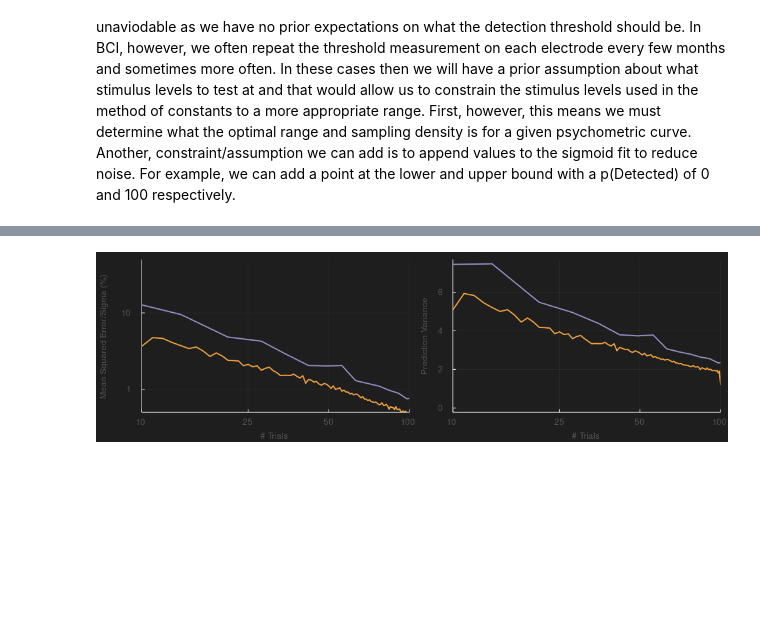
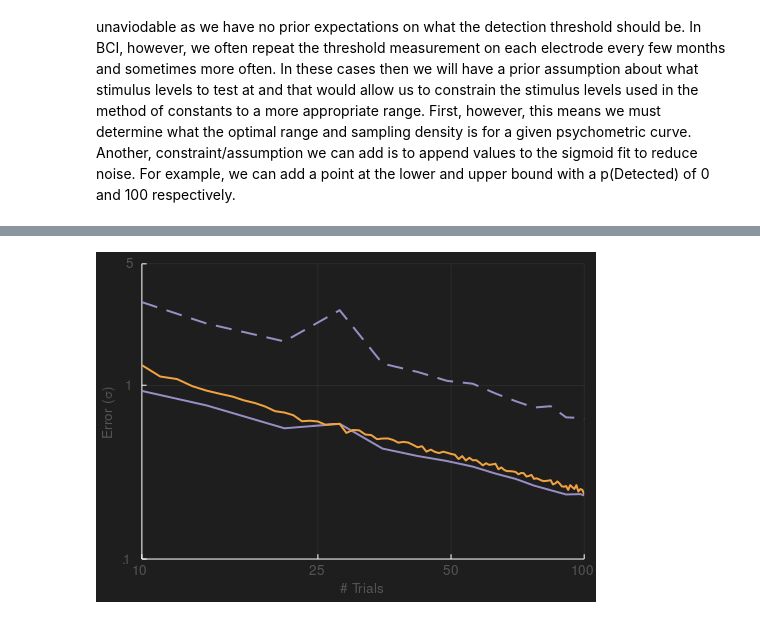
Before and after one commit to CMGreenspon/BCIDetectionThresholdSimulations, a Jupyter notebook: DetectionThresholdNotebook.ipynb, the cells around one changed output, grey strips where cells are left out. Drawn from its saved outputs; the diff is of its cells as text; code cells hidden in the pictures; blank space fills up the shorter version.

```diff
--- a/DetectionThresholdNotebook.ipynb
+++ b/DetectionThresholdNotebook.ipynb
@@ -76,7 +76,7 @@ max_repeats_per_intensity = 100 # A beyond reasonable number of trials
 num_perms = 1000 # Increase this for smoother/cleaner results at the expense of time
 
 # Simulate the method of constants
-constant_num_trials_t_est = zeros(max_repeats_per_intensity, num_perms); fill!(constant_num_trials_t_est, NaN)
+constant_num_trials_t_est = fill(NaN, max_repeats_per_intensity, num_perms)
 Threads.@threads for MaxReps = 1:max_repeats_per_intensity
     constant_num_trials_t_est[MaxReps,:], _ = ConstantSimulation(test_stims, test_stims_pDetected,
     MaxReps, NumPerms = num_perms, NumAFC = 2, BoundSig=false)
@@ -84,7 +84,7 @@ end
 # Compute stats across permutations
 t_mean_uconsts = vec(nanmean(constant_num_trials_t_est, dims = 2))
 t_std_uconsts = vec(nanstd(constant_num_trials_t_est, dims = 2))
-t_error_uconsts = vec(nanmean((constant_num_trials_t_est .- detection_threshold).^2, dims = 2))
+t_error_uconsts = vec(nanmean(abs.(constant_num_trials_t_est .- detection_threshold), dims = 2))
 
 x = collect(1:max_repeats_per_intensity)
 ConstantsNumTrialsPlot = plot(xlabel = "# Trials/Stimulus", ylabel = "Predicted Threshold (μA)",
@@ -242,0 +233,15 @@ Now that we know to use 1 standard deviation of the range and 8-10 levels, we ca
+# %%
+num_perms = 1000 # Increase this for smoother/cleaner results at the expense of time
+# Define new values
+test_stims, test_stims_pDetected = GetConstantTargets(valid_stims, pDetected, Mode = "Constrained", PsychRange = [0.175, 0.825])
+# Repeat the analysis
+# Simulate the method of constants
+constant_num_trials_t_est_optim = fill(NaN, max_repeats_per_intensity, num_perms)
+Threads.@threads for MaxReps = 1:max_repeats_per_intensity
+    constant_num_trials_t_est_optim[MaxReps,:], _ = ConstantSimulation(test_stims, test_stims_pDetected,
+    MaxReps, NumPerms = num_perms, NumAFC = 2, BoundSig=true)
+end
+# Compute stats across permutations
+t_mean_uconsts_optim = vec(nanmean(constant_num_trials_t_est_optim, dims = 2))
+t_std_uconsts_optim = vec(nanstd(constant_num_trials_t_est_optim, dims = 2))
+t_error_uconsts_optim = vec(nanmean(abs.(constant_num_trials_t_est_optim .- detection_threshold), dims = 2));
@@ -243,32 +272,20 @@ Now that we know to use 1 standard deviation of the range and 8-10 levels, we ca
 # %%
-num_perms = 1000 # Increase this for smoother/cleaner results at the expense of time
-# Define new values
-test_stims, test_stims_pDetected = GetConstantTargets(valid_stims, pDetected, Mode = "Constrained", PsychRange = [0.175, 0.825])
-# Repeat the analysis
-# Simulate the method of constants
-constant_num_trials_t_est_optim = zeros(max_repeats_per_intensity, num_perms); fill!(constant_num_trials_t_est_optim, NaN)
-Threads.@threads for MaxReps = 1:max_repeats_per_intensity
-    constant_num_trials_t_est_optim[MaxReps,:], _ = ConstantSimulation(test_stims, test_stims_pDetected,
-    MaxReps, NumPerms = num_perms, NumAFC = 2, BoundSig=true)
-end
-# Compute stats across permutations
-t_mean_uconsts_optim = vec(nanmean(constant_num_trials_t_est_optim, dims = 2))
-t_std_uconsts_optim = vec(nanstd(constant_num_trials_t_est_optim, dims = 2))
-t_error_uconsts_optim = vec(nanmean((constant_num_trials_t_est_optim .- detection_threshold).^2, dims = 2))
 
-ErrorComparisonPlot = plot(xlabel = "# Trials", ylabel = "Mean Squared Error/Sigma (%)", xlim=(10, 100),
- size=(500,350), xscale=:log10, yscale=:log10, ylim=(.5, 50),
- xticks=([10, 25, 50, 100], ["10", "25", "50", "100"]), yticks=([.1, 1, 10, 100], [".1", "1", "10", "100"]))
+ErrorComparisonPlot = plot(xlabel = "# Trials", ylabel = "Error (σ)", xlim=(10, 100),
+ size=(500,350), xscale=:log10, yscale=:log10, ylim=(.1, 5),
+ xticks=([10, 25, 50, 100], ["10", "25", "50", "100"]), yticks=([.1, 1, 5], [".1", "1", "5"]))
+ plot!(ErrorComparisonPlot, collect(1:max_repeats_per_intensity).*length(test_stims), t_error_uconsts./sigma,
+ linecolor=ColorSchemes.PuOr_3[3], linewidth=2, linestyle=:dash)
 plot!(ErrorComparisonPlot, collect(1:max_repeats_per_intensity).*length(test_stims), t_error_uconsts_optim./sigma,
  linecolor=ColorSchemes.PuOr_3[3], linewidth=2)
-plot!(ErrorComparisonPlot, 1:max_rt, t_error_staircase_sorted./sigma, linecolor=ColorSchemes.PuOr_3[1], linewidth=2)
+plot!(ErrorComparisonPlot, ReversionX, SortedError./sigma, linecolor=ColorSchemes.PuOr_3[1], linewidth=2)
 
-STDComparisonPlot = plot(xlabel = "# Trials", ylabel = "Prediction Variance", xlim=(10, 100),
- size=(500,350), xscale=:log10, xticks=([10, 25, 50, 100], ["10", "25", "50","100"]))
-plot!(STDComparisonPlot, collect(1:max_repeats_per_intensity).*length(test_stims), t_std_uconsts_optim,
- linecolor=ColorSchemes.PuOr_3[3], linewidth=2)
-plot!(STDComparisonPlot, 1:max_rt, t_std_staircase_sorted, linecolor=ColorSchemes.PuOr_3[1], linewidth=2)
+# STDComparisonPlot = plot(xlabel = "# Trials", ylabel = "Prediction Variance", xlim=(10, 100),
+#  size=(500,350), xscale=:log10, xticks=([10, 25, 50, 100], ["10", "25", "50","100"]))
+# plot!(STDComparisonPlot, collect(1:max_repeats_per_intensity).*length(test_stims), t_std_uconsts_optim,
+#  linecolor=ColorSchemes.PuOr_3[3], linewidth=2)
+# plot!(STDComparisonPlot, 1:max_rt, t_std_staircase_sorted, linecolor=ColorSchemes.PuOr_3[1], linewidth=2)
 
-plot(ErrorComparisonPlot, STDComparisonPlot, bottom_margin=5mm, left_margin=5mm, size=(1000, 300))
+# plot(ErrorComparisonPlot, STDComparisonPlot, bottom_margin=5mm, left_margin=5mm, size=(1000, 300))
 # %% [output]
-[figure, old version]
+[figure, new version]
```
Also changed, not shown: parts of 10 cells of this notebook, 3 other files.
